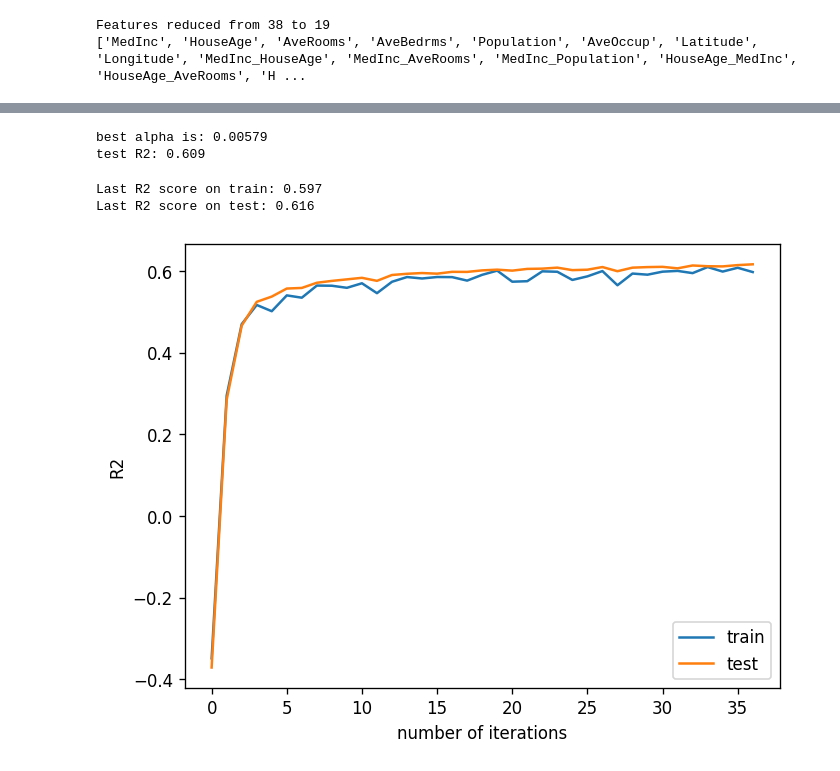
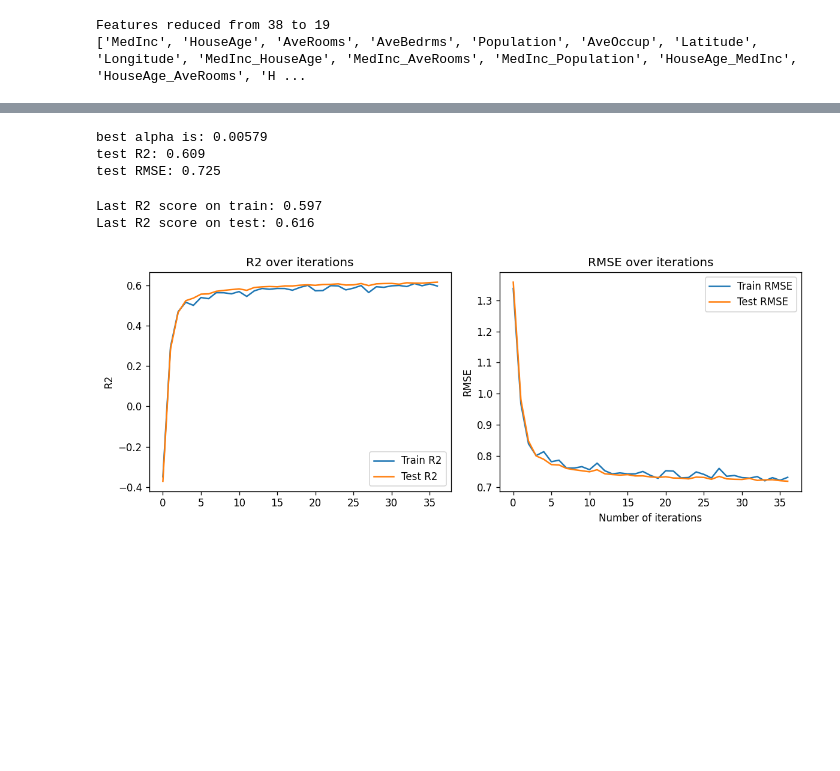
Before and after one commit to lmassaron/ml4dummies_3ed, a Jupyter notebook: ML4D3E_12_working_with_linear_models_the_easy_way.ipynb, the cells around one changed output, grey strips where cells are left out. Cells and saved outputs as stored; diff of their text form; code cells hidden in the pictures; blank space fills up the shorter version.

```diff
--- a/ML4D3E_12_working_with_linear_models_the_easy_way.ipynb
+++ b/ML4D3E_12_working_with_linear_models_the_easy_way.ipynb
@@ -317,12 +331,15 @@ lasso.fit(X_train, y_train)
 
 best_alpha = lasso["regression"].alpha_
 r2_test = lasso.score(X_test, y_test)
+rmse_test = root_mean_squared_error(y_test, lasso.predict(X_test))
 
 print(f"best alpha is: {best_alpha:0.5f}")
-print(f"test R2: {r2_test:0.3}")
+print(f"test R2: {r2_test:0.3f}")
+print(f"test RMSE: {rmse_test:0.3}")
 # %% [output]
 best alpha is: 0.00579
 test R2: 0.609
+test RMSE: 0.725
 # %%
 import numpy as np
 import matplotlib.pyplot as plt
@@ -340,6 +357,9 @@ SGD = SGDRegressor(penalty="l2",
                    random_state=0)
 r2_train = list()
 r2_test = list()
+rmse_train = list()
+rmse_test = list()
+
 iterations = 37
 np.random.seed(0)
 
@@ -350,19 +370,31 @@ for i in range(iterations):
 
     r2_train.append(SGD.score(scaled_X_train, y_train))
     r2_test.append(SGD.score(scaled_X_test, y_test))
+    rmse_train.append(root_mean_squared_error(y_train,
+                                              SGD.predict(scaled_X_train)))
+    rmse_test.append(root_mean_squared_error(y_test,
+                                             SGD.predict(scaled_X_test)))
 
 print(f"Last R2 score on train: {r2_train[-1]:0.3}")
 print(f"Last R2 score on test: {r2_test[-1]:0.3}")
 # %% [output]
 Last R2 score on train: 0.597
 Last R2 score on test: 0.616
-# %%
-fig, ax = plt.subplots(dpi=120)
-plt.plot(r2_train, label="train")
-plt.plot(r2_test, label="test")
-plt.xlabel("number of iterations")
-plt.ylabel("R2")
-plt.legend()
-plt.show()
-# %% [output]
-[figure, removed]
+# %%
+fig, axs = plt.subplots(1, 2, figsize=(10, 4), dpi=120, sharex=True)
+
+axs[0].plot(r2_train, label="Train R2")
+axs[0].plot(r2_test, label="Test R2")
+axs[0].set_ylabel("R2")
+axs[0].legend()
+axs[0].set_title("R2 over iterations")
+axs[1].plot(rmse_train, label="Train RMSE")
+axs[1].plot(rmse_test, label="Test RMSE")
+axs[1].set_xlabel("Number of iterations")
+axs[1].set_ylabel("RMSE")
+axs[1].legend()
+axs[1].set_title("RMSE over iterations")
+plt.tight_layout()
+plt.show()
+# %% [output]
+[figure, added]
```
Also changed, not shown: parts of 10 cells of this notebook.
